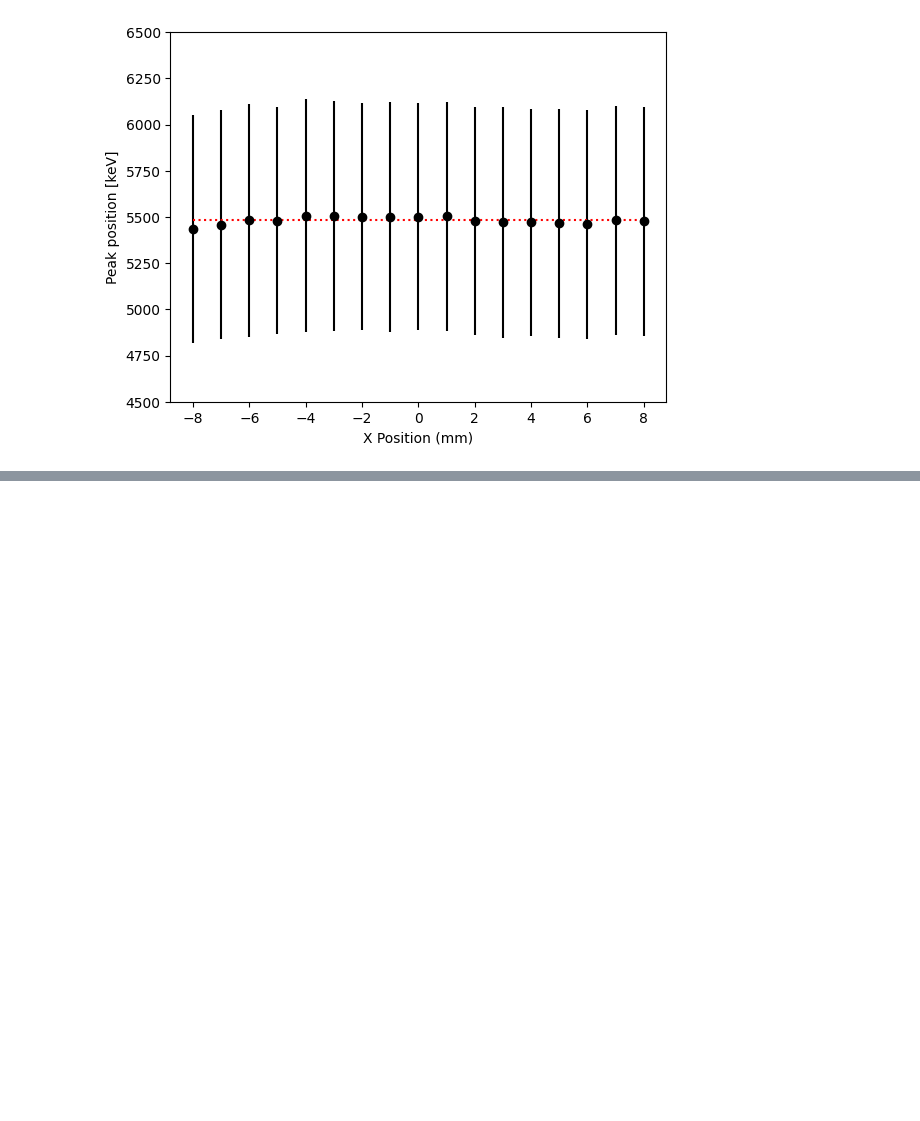
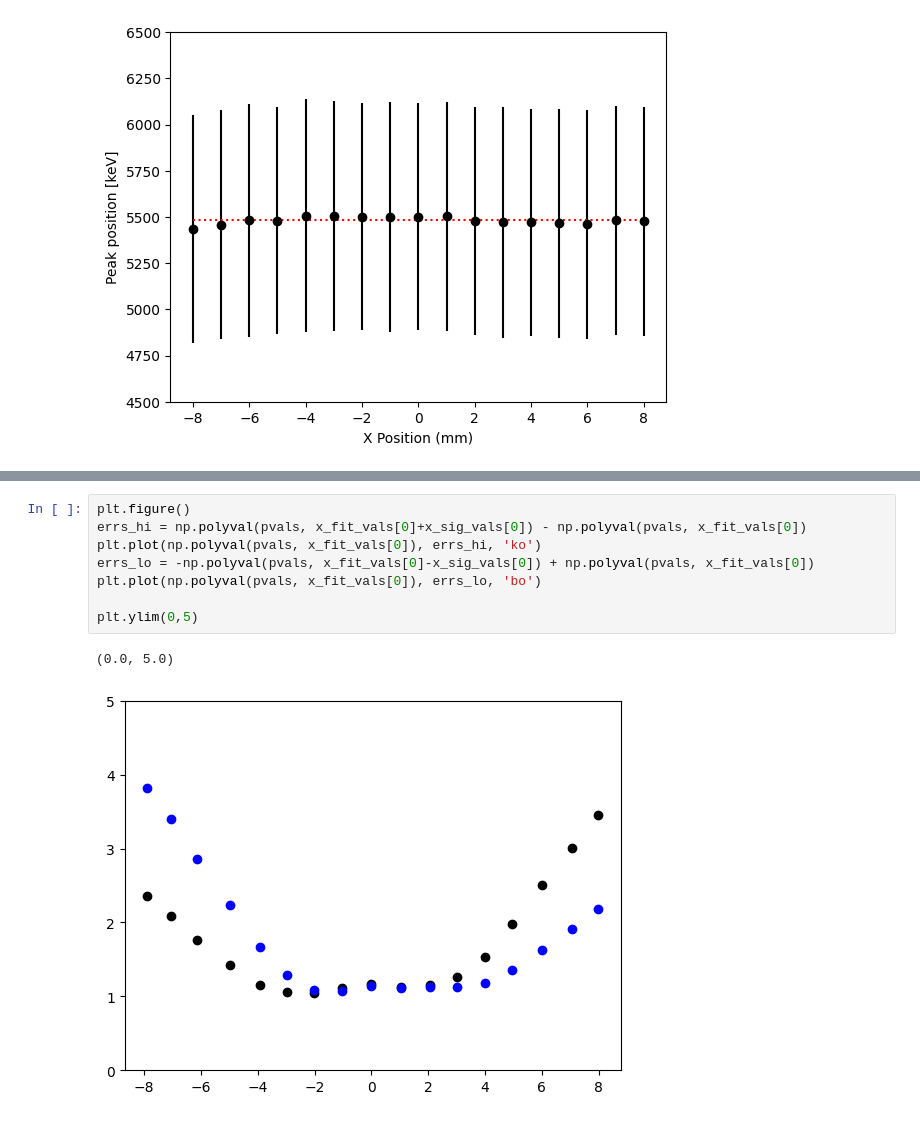
Before and after one commit to Moore-Lab/nanospheres, a Jupyter notebook: SiPMs/analyze_Am241_position_scan.ipynb, the cells around one changed output, grey strips where cells are left out. Saved outputs shown, nothing was run; the diff lists cells and outputs as text; blank space fills up the shorter version.

```diff
--- a/SiPMs/analyze_Am241_position_scan.ipynb
+++ b/SiPMs/analyze_Am241_position_scan.ipynb
@@ -336,0 +368,11 @@ np.shape(amp_fit_vals[0])
+# %%
+plt.figure()
+errs_hi = np.polyval(pvals, x_fit_vals[0]+x_sig_vals[0]) - np.polyval(pvals, x_fit_vals[0])
+plt.plot(np.polyval(pvals, x_fit_vals[0]), errs_hi, 'ko')
+errs_lo = -np.polyval(pvals, x_fit_vals[0]-x_sig_vals[0]) + np.polyval(pvals, x_fit_vals[0])
+plt.plot(np.polyval(pvals, x_fit_vals[0]), errs_lo, 'bo')
+
+plt.ylim(0,5)
+# %% [output]
+(0.0, 5.0)
+[figure, added]
```
Also changed, not shown: parts of 4 cells of this notebook.
